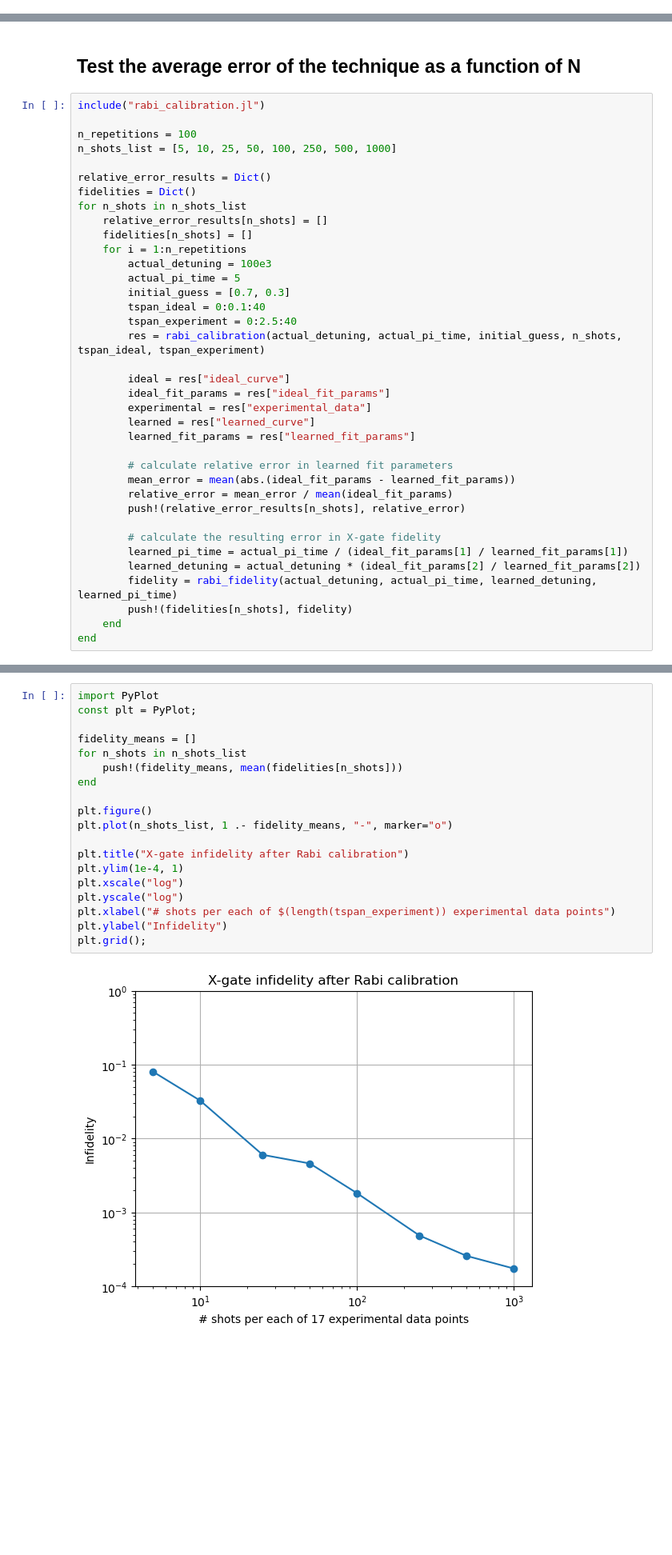
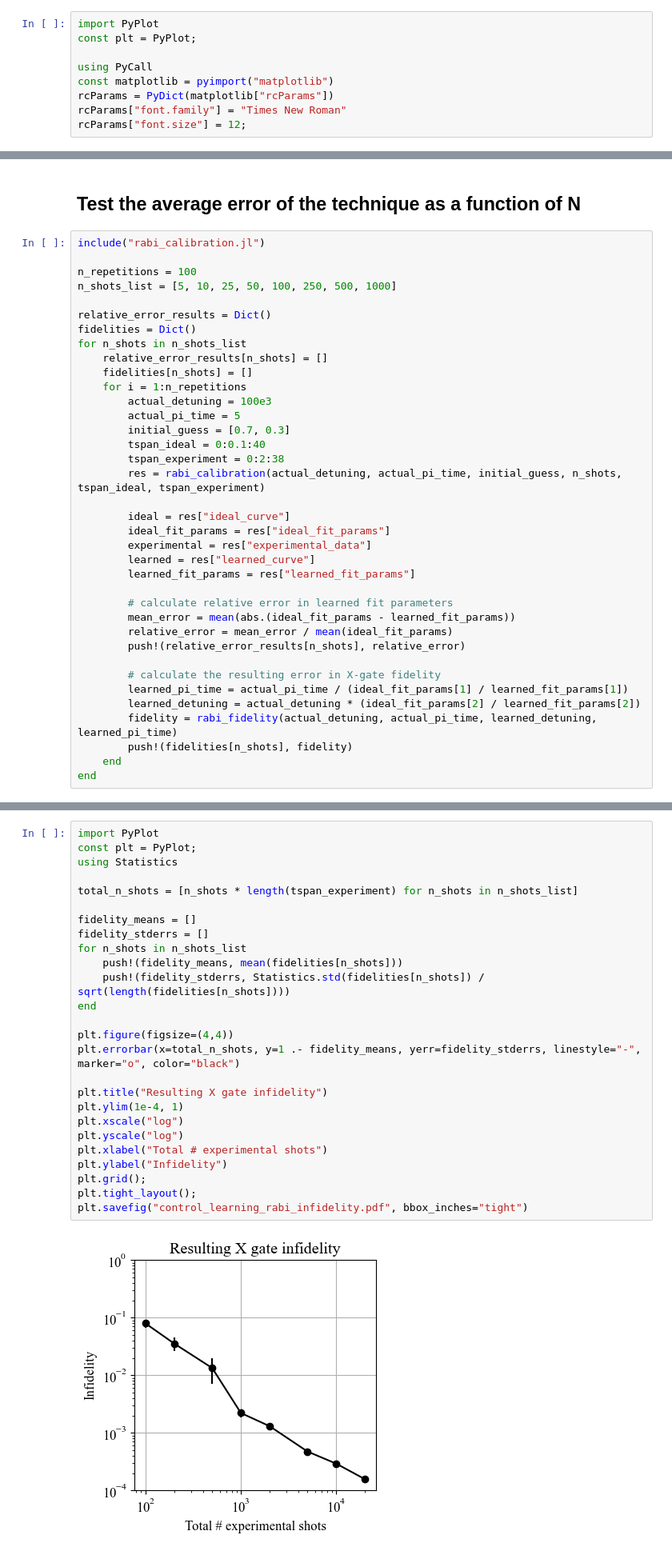
Before and after one commit to HaeffnerLab/hamiltonian-learning, a Jupyter notebook: Rabi_Calibration_Prototype.ipynb, the cells around one changed output, grey strips where cells are left out. Shown: that part at 80% size. Drawn from its saved outputs; the diff is of its cells as text; blank space fills up the shorter version.

```diff
--- a/Rabi_Calibration_Prototype.ipynb
+++ b/Rabi_Calibration_Prototype.ipynb
@@ -1,4 +1,13 @@
 # %% [markdown]
 ## Run a single example of the calibration for a certain set of parameters
+# %%
+import PyPlot
+const plt = PyPlot;
+
+using PyCall
+const matplotlib = pyimport("matplotlib")
+rcParams = PyDict(matplotlib["rcParams"])
+rcParams["font.family"] = "Times New Roman"
+rcParams["font.size"] = 12;
 # %%
 include("rabi_calibration.jl")
@@ -65,7 +83,7 @@ for n_shots in n_shots_list
         actual_pi_time = 5
         initial_guess = [0.7, 0.3]
         tspan_ideal = 0:0.1:40
-        tspan_experiment = 0:2.5:40
+        tspan_experiment = 0:2:38
         res = rabi_calibration(actual_detuning, actual_pi_time, initial_guess, n_shots, tspan_ideal, tspan_experiment)
 
         ideal = res["ideal_curve"]
@@ -128,24 +150,31 @@ plt.grid();
 # %%
 import PyPlot
 const plt = PyPlot;
+using Statistics
+
+total_n_shots = [n_shots * length(tspan_experiment) for n_shots in n_shots_list]
 
 fidelity_means = []
+fidelity_stderrs = []
 for n_shots in n_shots_list
     push!(fidelity_means, mean(fidelities[n_shots]))
+    push!(fidelity_stderrs, Statistics.std(fidelities[n_shots]) / sqrt(length(fidelities[n_shots])))
 end
 
-plt.figure()
-plt.plot(n_shots_list, 1 .- fidelity_means, "-", marker="o")
+plt.figure(figsize=(4,4))
+plt.errorbar(x=total_n_shots, y=1 .- fidelity_means, yerr=fidelity_stderrs, linestyle="-", marker="o", color="black")
 
-plt.title("X-gate infidelity after Rabi calibration")
+plt.title("Resulting X gate infidelity")
 plt.ylim(1e-4, 1)
 plt.xscale("log")
 plt.yscale("log")
-plt.xlabel("# shots per each of $(length(tspan_experiment)) experimental data points")
+plt.xlabel("Total # experimental shots")
 plt.ylabel("Infidelity")
 plt.grid();
+plt.tight_layout();
+plt.savefig("control_learning_rabi_infidelity.pdf", bbox_inches="tight")
 # %% [output]
-[figure, old version]
+[figure, new version]
 # %% [markdown]
 ## Print the raw result data
 # %%
```
Also changed, not shown: parts of 6 cells of this notebook, 8 other files.
